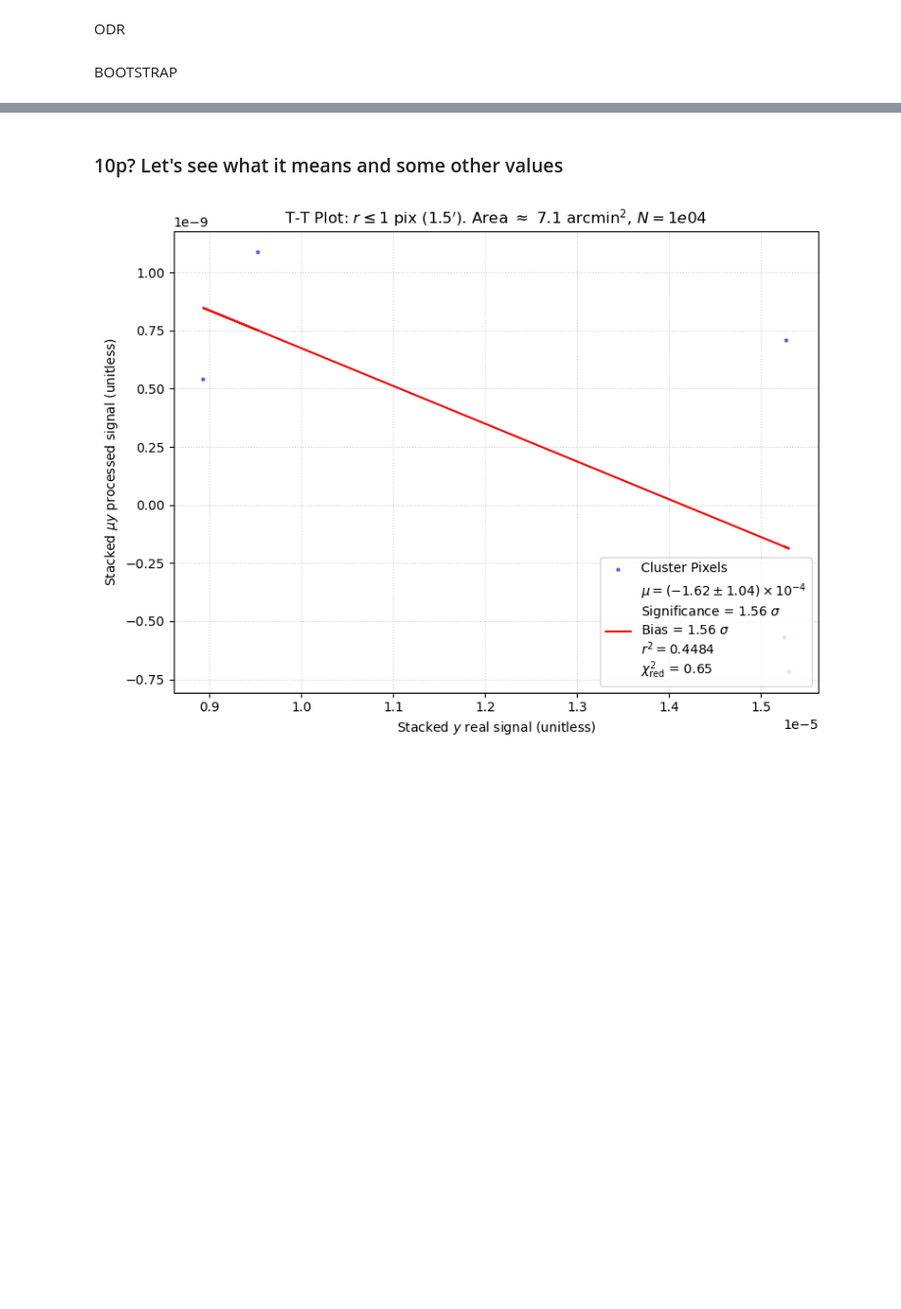
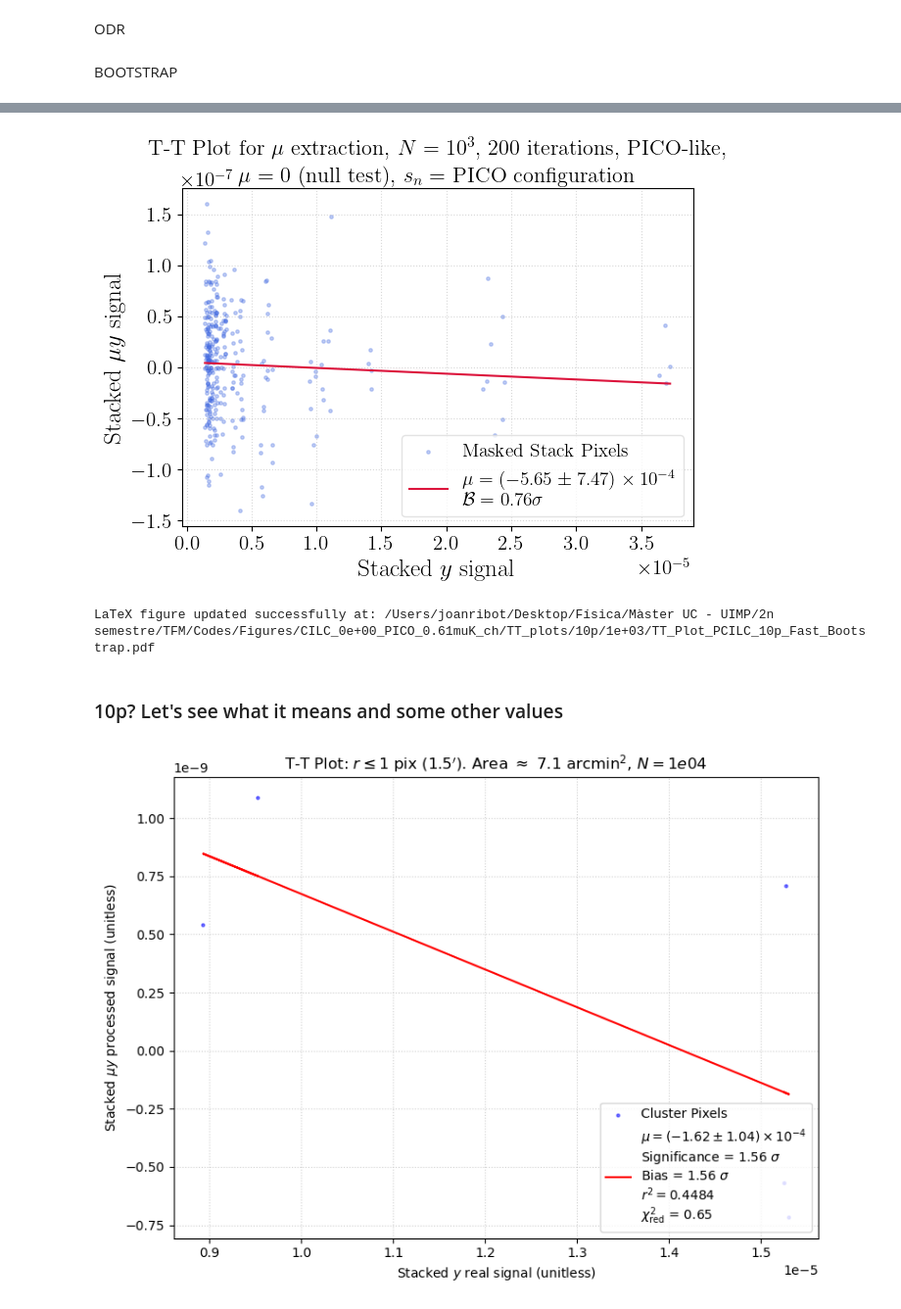
Before and after one commit to JoanRibotOliver/TFM, a Jupyter notebook: Code/CILC_0e+00_PICO_0.61muK_ch.ipynb, the cells around one changed output, grey strips where cells are left out. Shown at 98% size. Drawn from its saved outputs; the diff is of its cells as text; code cells hidden in the pictures; blank space fills up the shorter version.

```diff
--- a/Code/CILC_0e+00_PICO_0.61muK_ch.ipynb
+++ b/Code/CILC_0e+00_PICO_0.61muK_ch.ipynb
@@ -1868,17 +1951,21 @@ def read_coords_from_txt(n_label):
 
 # 1. Define the paths to your saved files
 # Use the same naming convention used during the saving process
-path_stacked_maps_10e3 = f"/Users/joanribot/HEAVY_STUFF/TFM_data/Processed_Maps/CILC_{mu:.0e}_{freq_str_name}_{base_sensitivity_uk_arcmin}muK_maps/Stacked_maps/1e+03/"
-cluster_coords_10e3 = read_coords_from_txt("10e3")  # Read the coordinates to get the count for filenames
+path_stacked_maps_10e3 = f"/Users/joanribot/HEAVY_STUFF/TFM_data/Processed_Maps/CILC_{mu:.0e}_{freq_str_name}_0.61muk_ch_maps/Stacked_maps/1e+03/"
+cluster_coords_10e3 = read_coords_from_txt("10e3")
 
 # 2. Read the 2D data arrays
-#stack_y_real_10e3 = fits.getdata(f"{path_stacked_maps_10e3}Input_{len(PICO_frequencies)}freq_0.2muK_y_map_{len(cluster_coords_10e3)}.fits")
-#stack_muy_real_10e3 = fits.getdata(f"{path_stacked_maps_10e3}Input_{len(PICO_frequencies)}freq_0.2muK_mu_y_map_{len(cluster_coords_10e3)}.fits")
+stack_y_real_10e3 = fits.getdata(f"{path_stacked_maps_10e3}Input_{len(PICO_frequencies)}freq_0.61muK_ch_y_map_{len(cluster_coords_10e3)}.fits")
+stack_muy_real_10e3 = fits.getdata(f"{path_stacked_maps_10e3}Input_{len(PICO_frequencies)}freq_0.61muK_ch_mu_y_map_{len(cluster_coords_10e3)}.fits")
 
-#stack_y_ilc_10e3 = fits.getdata(f"{path_stacked_maps_10e3}P_ILC_{len(PICO_frequencies)}freq_0.2muK_y_map_{len(cluster_coords_10e3)}.fits")
-#stack_muy_ilc_10e3 = fits.getdata(f"{path_stacked_maps_10e3}P_ILC_{len(PICO_frequencies)}freq_0.2muK_mu_y_map_{len(cluster_coords_10e3)}.fits")
+#stack_y_pilc_10e3 = fits.getdata(f"{path_stacked_maps_10e3}P_ILC_{len(PICO_frequencies)}freq_0.61muK_ch_y_map_{len(cluster_coords_10e3)}.fits")
+#stack_muy_pilc_10e3 = fits.getdata(f"{path_stacked_maps_10e3}P_ILC_{len(PICO_frequencies)}freq_0.61muK_ch_mu_y_map_{len(cluster_coords_10e3)}.fits")
 
-stack_y_cilc_10e3 = fits.getdata(f"{path_stacked_maps_10e3}P_CILC_{len(PICO_frequencies)}freq_0.2muK_y_map_{len(cluster_coords_10e3)}.fits")
-stack_muy_cilc_10e3 = fits.getdata(f"{path_stacked_maps_10e3}P_CILC_{len(PICO_frequencies)}freq_0.2muK_mu_y_map_{len(cluster_coords_10e3)}.fits")
+#stack_y_hilc_10e3 = fits.getdata(f"{path_stacked_maps_10e3}H_ILC_{len(PICO_frequencies)}freq_0.61muK_ch_y_map_{len(cluster_coords_10e3)}.fits")
+#stack_muy_hilc_10e3 = fits.getdata(f"{path_stacked_maps_10e3}H_ILC_{len(PICO_frequencies)}freq_0.61muK_ch_mu_y_map_{len(cluster_coords_10e3)}.fits")
+
+
+stack_y_cilc_10e3 = fits.getdata(f"{path_stacked_maps_10e3}P_CILC_{len(PICO_frequencies)}freq_0.61muK_ch_y_map_{len(cluster_coords_10e3)}.fits")
+stack_muy_cilc_10e3 = fits.getdata(f"{path_stacked_maps_10e3}P_CILC_{len(PICO_frequencies)}freq_0.61muK_ch_mu_y_map_{len(cluster_coords_10e3)}.fits")
 
 print(f"Stacked 10^3 maps read successfully at {datetime.datetime.now().strftime('%Y-%m-%d %H:%M:%S')}.")
@@ -3010,3 +3309,19 @@ final_slope, robust_std_err, bias = plot_y_vs_muy_fast_bootstrap_10p_radius(
+# %%
+### LOAD THE BOOTSTRAP DATA AND PLOT THE FINAL T-T PLOT WITH LATEX RENDERING FOR PUBLICATION --- y_hat_cilc Vs. y_hat_muy_cilc --- 10^4 s.m. & 10p radius ###
+
+# Define paths
+data_dump_path = f"/Users/joanribot/HEAVY_STUFF/TFM_data/Processed_Maps/CILC_{mu:.0e}_{freq_str_name}_0.61muK_ch_maps/Bootstrap_data/bootstrap_results_10e3.npz"
+pdf_output_path = f"/Users/joanribot/Desktop/Física/Màster UC - UIMP/2n semestre/TFM/Codes/Figures/CILC_{mu:.0e}_{freq_str_name}_0.61muK_ch/TT_plots/10p/1e+03/TT_Plot_PCILC_10p_Fast_Bootstrap.pdf"
+
+# Run visualization cell instantly
+load_and_plot_latex_bootstrap(
+    saved_data_path=data_dump_path,
+    save_pdf_path=pdf_output_path,
+    freq_name=freq_str_name
+)
+# %% [output]
+[figure, added]
+LaTeX figure updated successfully at: /Users/joanribot/Desktop/Física/Màster UC - UIMP/2n semestre/TFM/Codes/Figures/CILC_0e+00_PICO_0.61muK_ch/TT_plots/10p/1e+03/TT_Plot_PCILC_10p_Fast_Bootstrap.pdf
 # %% [markdown]
 ### 10p? Let's see what it means and some other values
 # %%
```
Also changed, not shown: parts of 14 cells of this notebook, 8 other files.
